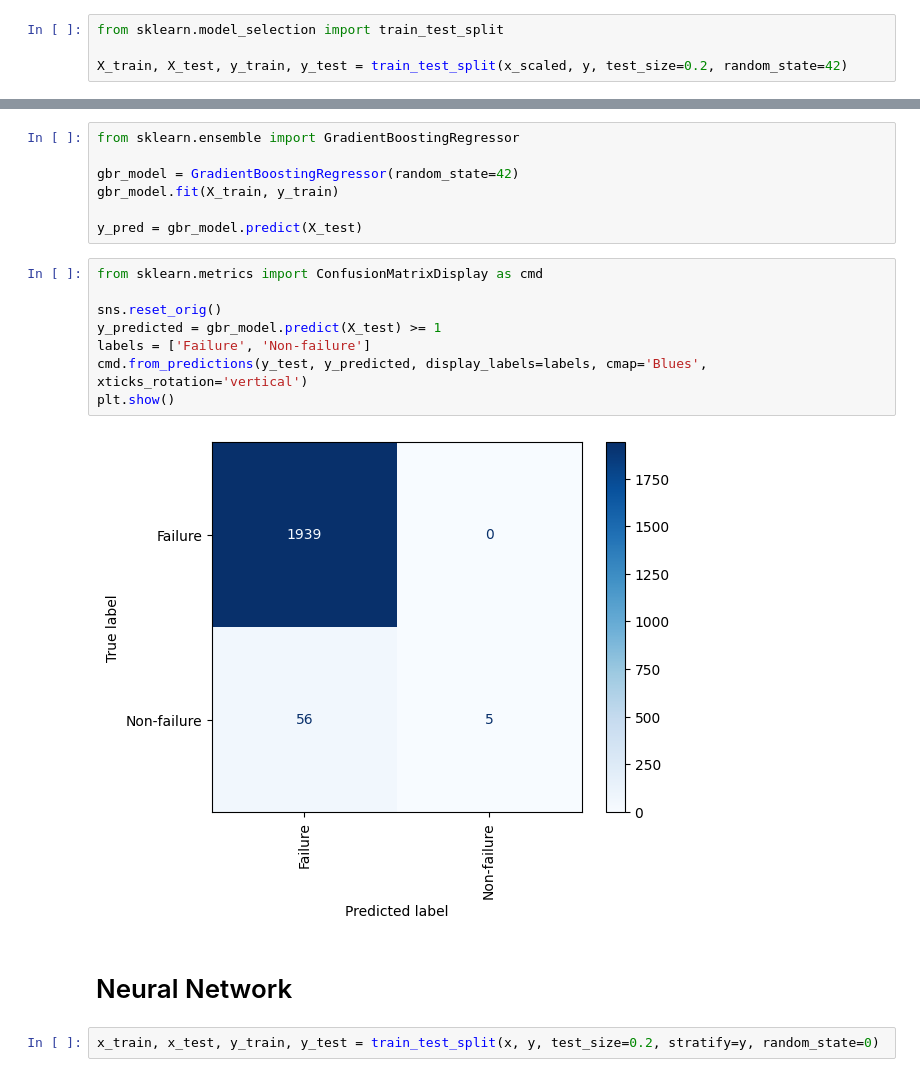
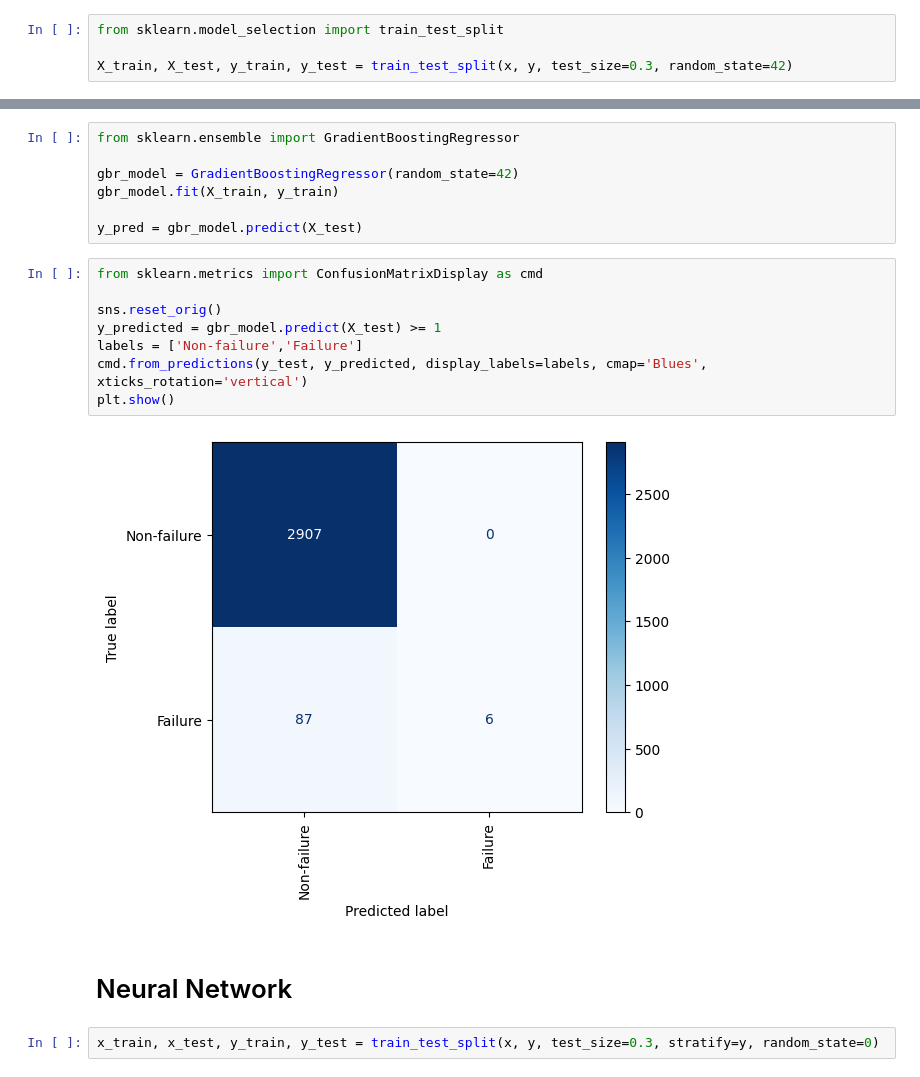
Before and after one commit to sPedersennn/AML-Exam-2024, a Jupyter notebook: exam.ipynb, the cells around one changed output, grey strips where cells are left out. Cells and saved outputs as stored; diff of their text form.

```diff
--- a/exam.ipynb
+++ b/exam.ipynb
@@ -57,7 +57,7 @@ x_scaled = scaler.fit_transform(x)
 # %%
 from sklearn.model_selection import train_test_split
 
-X_train, X_test, y_train, y_test = train_test_split(x_scaled, y, test_size=0.2, random_state=42)
+X_train, X_test, y_train, y_test = train_test_split(x, y, test_size=0.3, random_state=42)
 # %% [markdown]
 # RandomForestClassifier
 # %%
@@ -135,17 +135,17 @@ y_pred = gbr_model.predict(X_test)
 # %%
 from sklearn.metrics import ConfusionMatrixDisplay as cmd
 
 sns.reset_orig()
 y_predicted = gbr_model.predict(X_test) >= 1
-labels = ['Failure', 'Non-failure']
+labels = ['Non-failure','Failure']
 cmd.from_predictions(y_test, y_predicted, display_labels=labels, cmap='Blues', xticks_rotation='vertical')
 plt.show()
 # %% [output]
-[figure, old version]
+[figure, new version]
 # %% [markdown]
 # Neural Network
 # %%
-x_train, x_test, y_train, y_test = train_test_split(x, y, test_size=0.2, stratify=y, random_state=0)
+x_train, x_test, y_train, y_test = train_test_split(x, y, test_size=0.3, stratify=y, random_state=0)
 # %%
 from tensorflow.keras.models import Sequential
 from tensorflow.keras.layers import Dense
```
Also changed, not shown: parts of 7 cells of this notebook.
